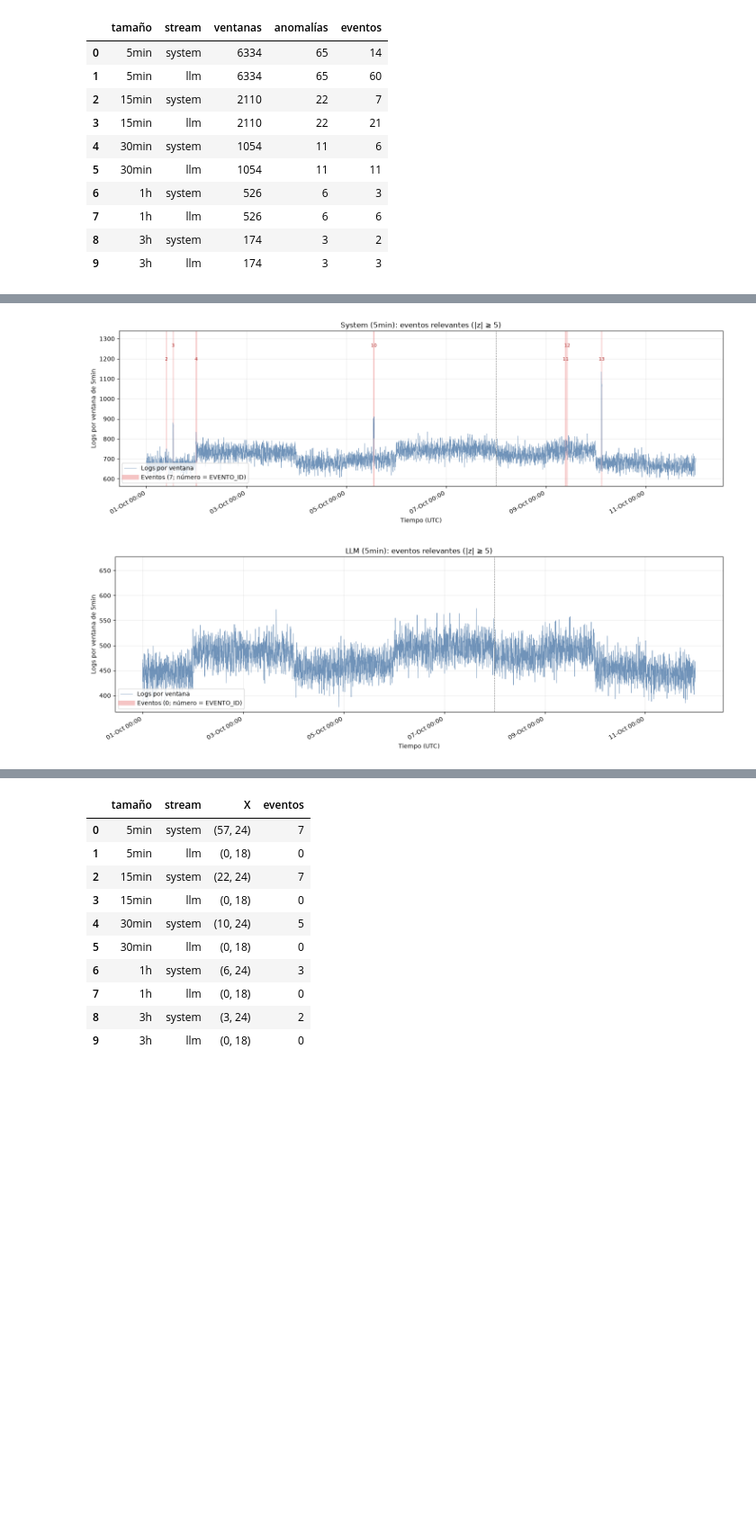
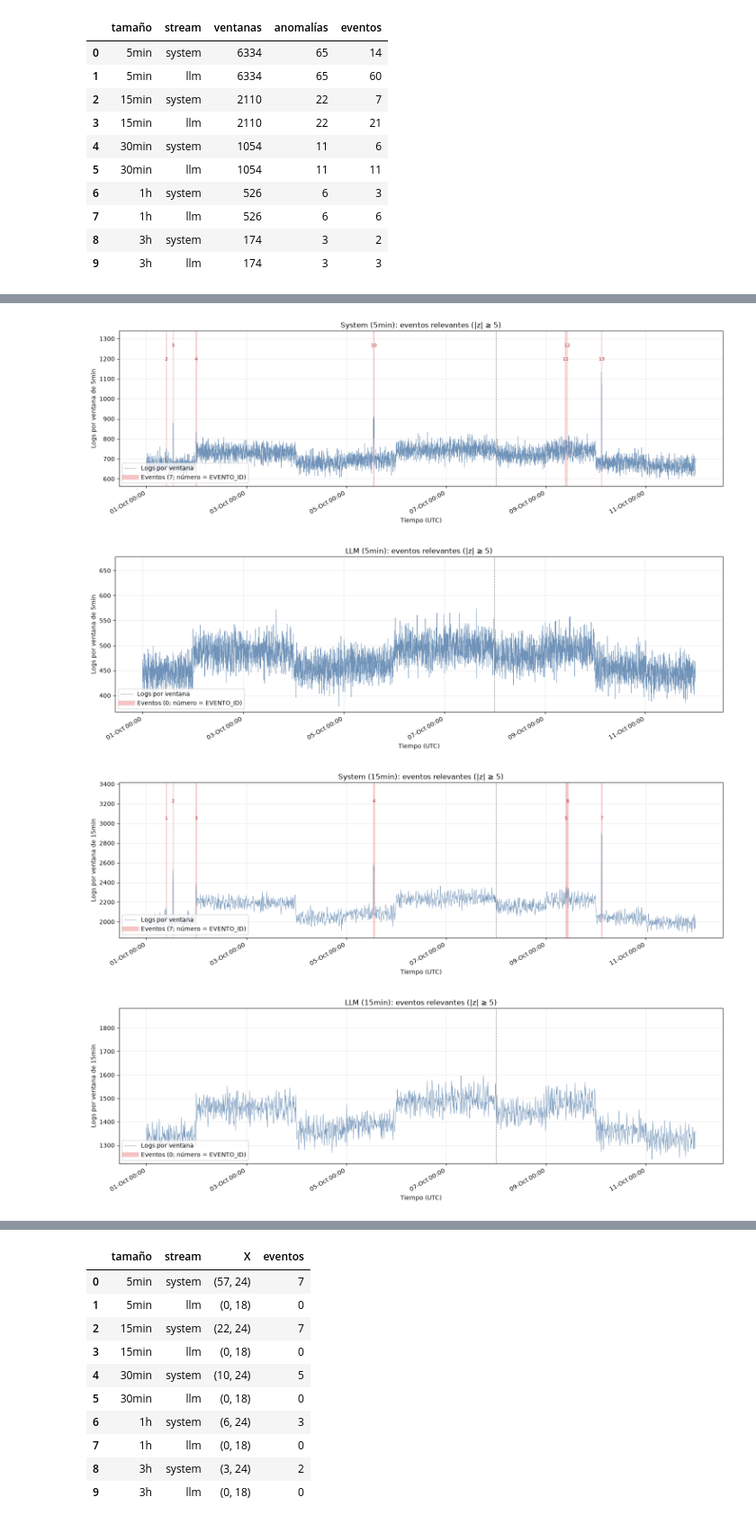
Before and after one commit to cr0ssd/RetoSAP, a Jupyter notebook: sandbox/demo_pipeline_adrian.ipynb, the cells around one changed output, grey strips where cells are left out. Shown at 90% size. Saved outputs shown, nothing was run; the diff lists cells and outputs as text; code cells hidden in the pictures; blank space fills up the shorter version.

```diff
--- a/sandbox/demo_pipeline_adrian.ipynb
+++ b/sandbox/demo_pipeline_adrian.ipynb
@@ -387,35 +401,37 @@ def graficar_eventos(res, eventos, col, titulo, size_s, solo_relevantes=True, an
             ax.axvline(g['WINDOW_START'].min(), color='gray', ls='--', lw=0.8)   # corte de semana
 
     ymax = d[col].max()
     ax.set_ylim(top=ymax * 1.18)
     for k, e in enumerate(ev.sort_values('INICIO').itertuples()):
         ini = e.INICIO
         fin = e.FIN + pd.Timedelta(seconds=size_s)                    # una ventana dura 5 min
         mid = ini + (fin - ini) / 2
         piso = pd.Timedelta(minutes=ancho_min_min)                 # ancho mínimo para que se vea
         if fin - ini < piso:
             ini, fin = mid - piso / 2, mid + piso / 2
         ax.axvspan(ini, fin, color='#e45756', alpha=0.35, lw=0)
         ax.text(mid, ymax * (1.05 if k % 2 == 0 else 1.11), str(e.EVENTO_ID),
                 ha='center', fontsize=8, color='#b02a2a')          # alterna alturas para no encimar
     ax.plot([], [], color='#e45756', alpha=0.35, lw=8,
             label=f'Eventos ({len(ev)}; número = EVENTO_ID)')
 
     ax.set_title(titulo)
     ax.set_xlabel('Tiempo (UTC)')
     ax.set_ylabel(f'Logs por ventana de {ventanas.size_label(size_s)}')
     ax.xaxis.set_major_formatter(mdates.DateFormatter('%d-%b %H:%M'))
     ax.grid(alpha=0.25)
     ax.legend(loc='lower left')
     fig.autofmt_xdate()
     fig.tight_layout()
     plt.show()
 
-# celda 17
-for st, col, nombre in (('system', 'TOTAL_REQUESTS', 'System'), ('llm', 'TOTAL_LLM_REQUESTS', 'LLM')):
-    d = R[VER][st]
-    graficar_eventos(d['if'], d['ev'], col,
-                     f'{nombre} ({ventanas.size_label(VER)}): eventos relevantes (|z| ≥ {Z_UMBRAL[VER]})', VER)
+for size_s in SIZES:
+    for st, col, nombre in (('system', 'TOTAL_REQUESTS', 'System'), ('llm', 'TOTAL_LLM_REQUESTS', 'LLM')):
+        d = R[size_s][st]
+        graficar_eventos(d['if'], d['ev'], col,
+                         f'{nombre} ({ventanas.size_label(size_s)}): eventos relevantes (|z| ≥ {Z_UMBRAL[size_s]})', size_s)
 # %% [output]
 [figure]
 [figure]
+[figure, added]
+[figure, added]
```
Also changed, not shown: parts of 12 cells of this notebook, 3 other files.
